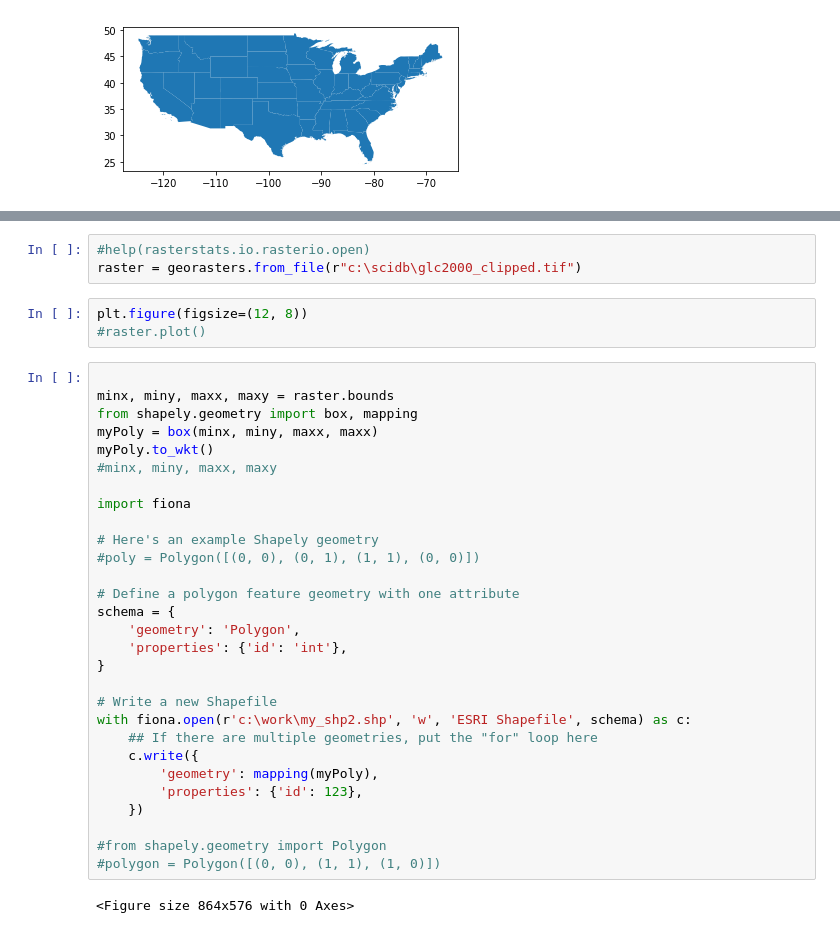
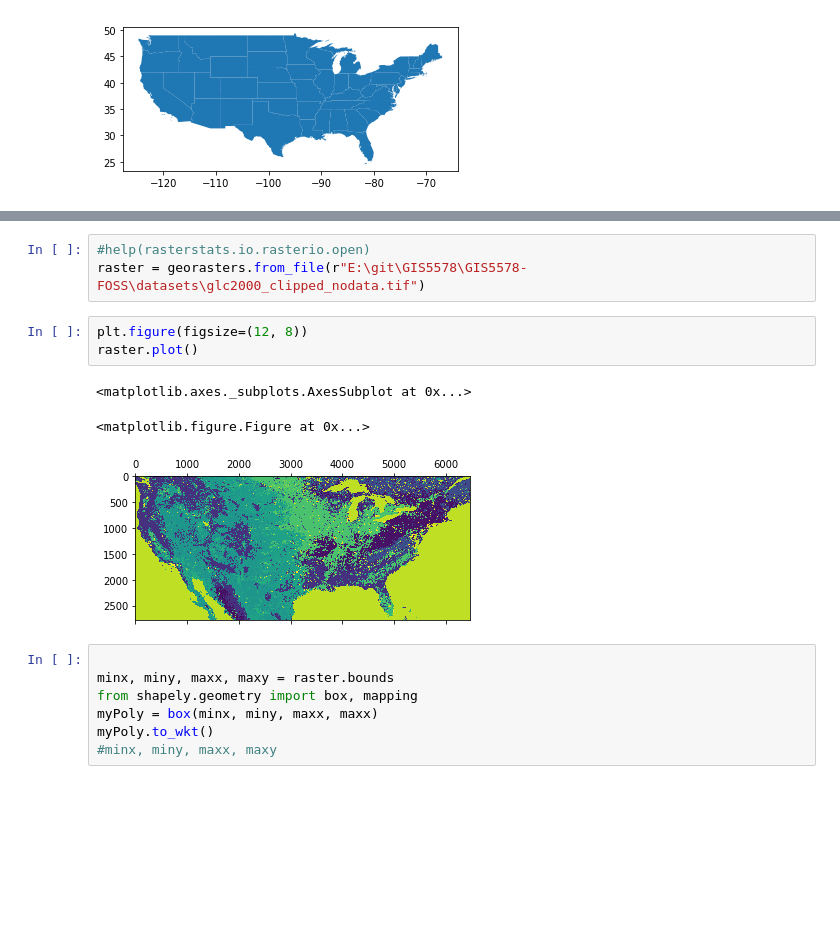
Before and after one commit to MGIS-UMN-GIS5578/GIS5578-FOSS, a Jupyter notebook: Geopanadas demo.ipynb, the cells around one changed output, grey strips where cells are left out. Drawn from its saved outputs; the diff is of its cells as text; blank space fills up the shorter version.

```diff
--- a/Geopanadas demo.ipynb
+++ b/Geopanadas demo.ipynb
@@ -66,37 +33,17 @@ ModuleNotFoundError: No module named 'georasters'
 # %%
 #help(rasterstats.io.rasterio.open)
-raster = georasters.from_file(r"c:\scidb\glc2000_clipped.tif")
+raster = georasters.from_file(r"E:\git\GIS5578\GIS5578-FOSS\datasets\glc2000_clipped_nodata.tif")
 # %%
 plt.figure(figsize=(12, 8))
-#raster.plot()
+raster.plot()
+# %% [output]
+<matplotlib.axes._subplots.AxesSubplot at 0x...>
+<matplotlib.figure.Figure at 0x...>
+[figure, added]
-# %%
-
-minx, miny, maxx, maxy = raster.bounds
-from shapely.geometry import box, mapping
-myPoly = box(minx, miny, maxx, maxx)
-myPoly.to_wkt()
-#minx, miny, maxx, maxy
-
-import fiona
-
-# Here's an example Shapely geometry
-#poly = Polygon([(0, 0), (0, 1), (1, 1), (0, 0)])
-
-# Define a polygon feature geometry with one attribute
-schema = {
-    'geometry': 'Polygon',
-    'properties': {'id': 'int'},
-}
-
-# Write a new Shapefile
-with fiona.open(r'c:\work\my_shp2.shp', 'w', 'ESRI Shapefile', schema) as c:
-    ## If there are multiple geometries, put the "for" loop here
-    c.write({
-        'geometry': mapping(myPoly),
-        'properties': {'id': 123},
-    })
-
-#from shapely.geometry import Polygon
-#polygon = Polygon([(0, 0), (1, 1), (1, 0)])
-# %% [output]
-<Figure size 864x576 with 0 Axes>
+# %%
+
+minx, miny, maxx, maxy = raster.bounds
+from shapely.geometry import box, mapping
+myPoly = box(minx, miny, maxx, maxx)
+myPoly.to_wkt()
+#minx, miny, maxx, maxy
```
Also changed, not shown: parts of 8 cells of this notebook, 12 other files.
